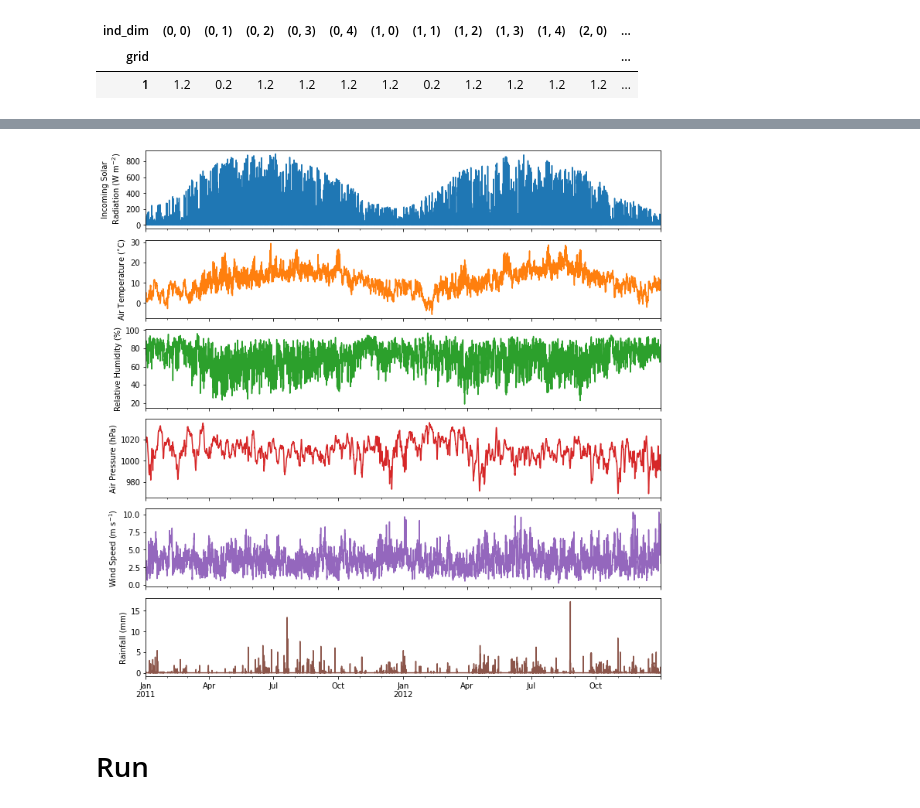
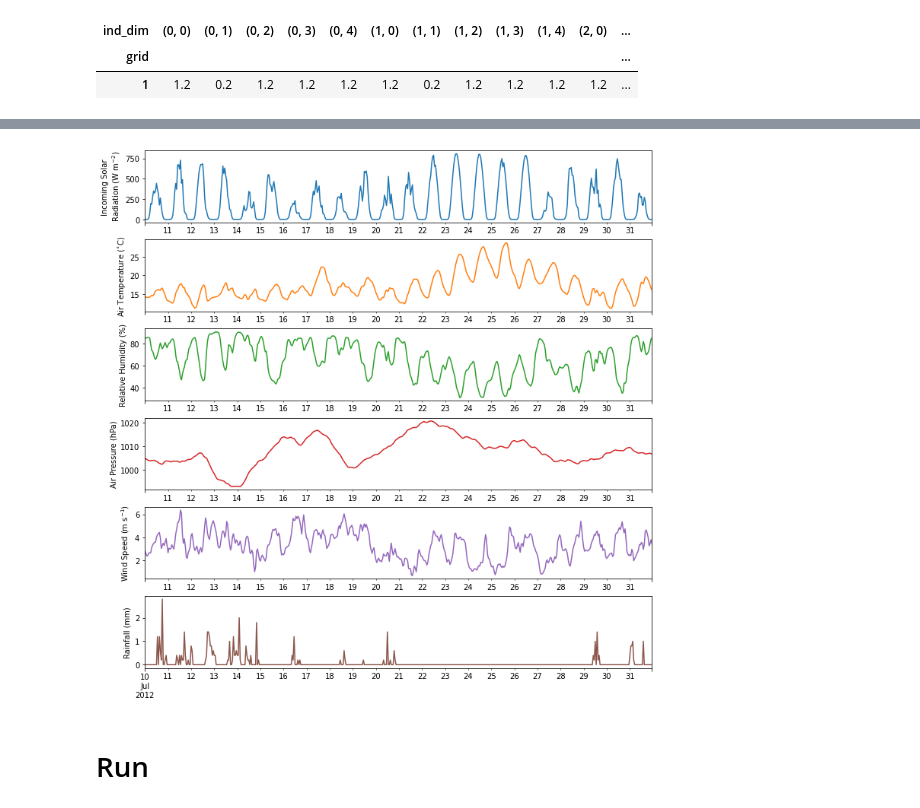
Before and after one commit to gusbacos/SUEWS_DB_Typology_test, a Jupyter notebook: code/run_tests.ipynb, the cells around one changed output, grey strips where cells are left out. Cells and saved outputs as stored; diff of their text form; code cells hidden in the pictures.

```diff
--- a/code/run_tests.ipynb
+++ b/code/run_tests.ipynb
@@ -122,6 +119,8 @@ df_output_s2b.SUEWS.loc[grid].loc[:,'QS'].plot()
 # %%
-#load full dataset again
+# looks like one week spinup is ok
+#load full dataset again and select short period for further inspection
 df_forcing = sp.load_forcing_grid(s_rc, grid)
+df_forcing=df_forcing.loc[s2: e].iloc[1:]
 
 
 # plot forcing data
@@ -145,4 +144,4 @@ for ax, var in zip(axes, list_var_forcing):
-[figure, old version]
+[figure, new version]
 # %% [markdown]
 # Run
 # %%
```
Also changed, not shown: parts of 18 cells of this notebook, 3 other files.
